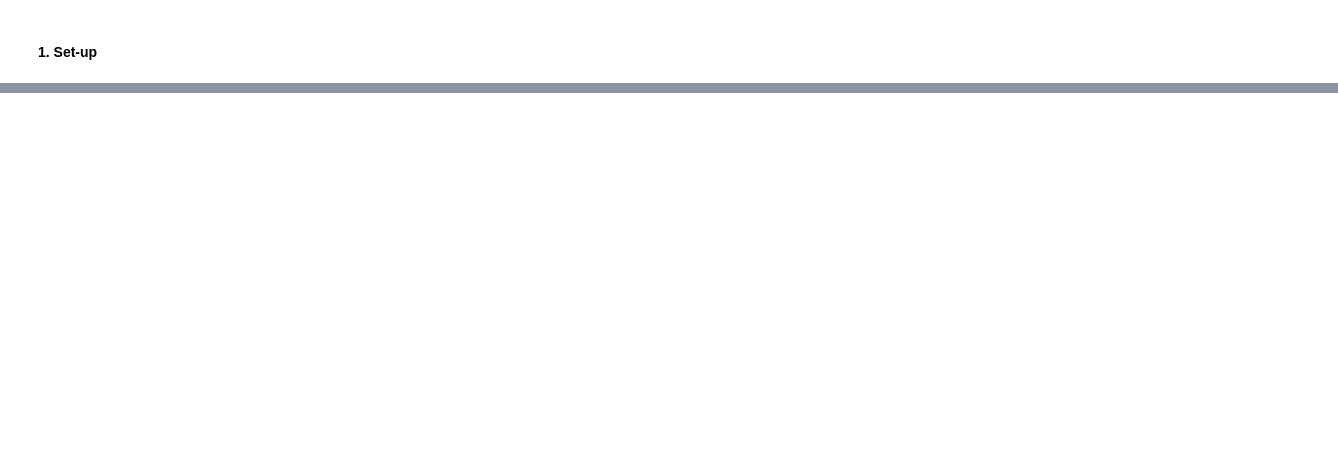
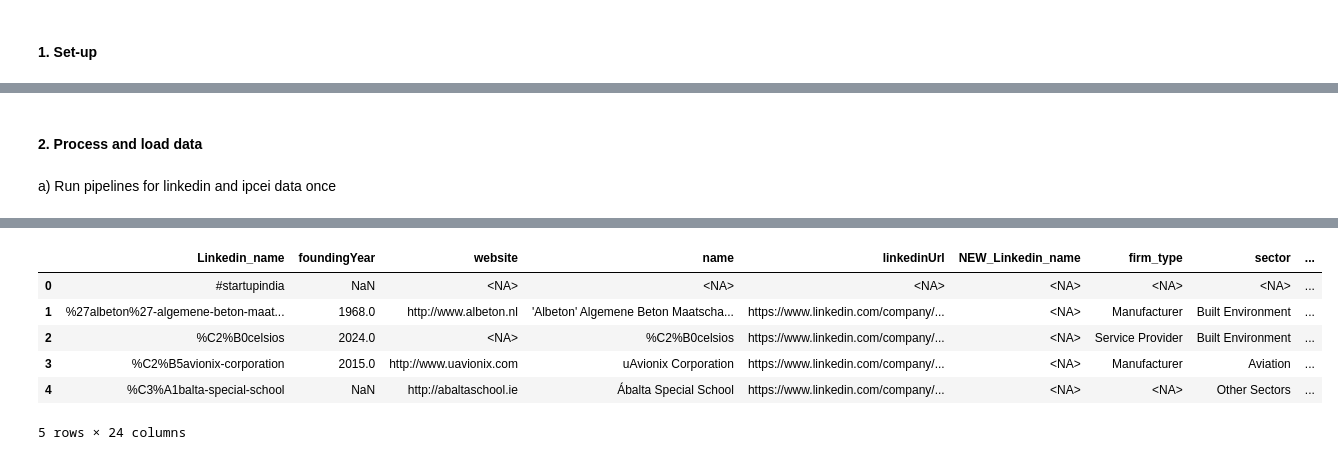
Before and after one commit to clarakraemer/IPCEI-Collaboration, a Jupyter notebook: notebooks/01-ck-data-merge.ipynb, the cells around one changed output, grey strips where cells are left out. Drawn from its saved outputs; the diff is of its cells as text; code cells hidden in the pictures; blank space fills up the shorter version.

```diff
--- a/notebooks/01-ck-data-merge.ipynb
+++ b/notebooks/01-ck-data-merge.ipynb
@@ -291,0 +23,17 @@ ValueError: 'Yellows' is not a valid value for name; supported values are 'Accen
+# %% [markdown]
+#### 2. Process and load data
+# %% [markdown]
+a) Run pipelines for linkedin and ipcei data once
+# %%
+# Load linkedin processing pipeline once
+tables = run_linkedin_interim_pipeline(version="jan26")
+
+# Convenient handles
+firm_master = tables["firm_master"]
+partnership_master = tables["partnership_master"]
+
+# Check
+print("firm_master:", firm_master.shape)
+print("partnership_master:", partnership_master.shape)
+firm_master.head()
+# %% [output]
@@ -291,0 +55,7 @@ ValueError: 'Yellows' is not a valid value for name; supported values are 'Accen
+|  | Linkedin_name | foundingYear | website | name | linkedinUrl | NEW_Linkedin_name | firm_type | sector | ... |
+| 0 | #startupindia | NaN | <NA> | <NA> | <NA> | <NA> | <NA> | <NA> | ... |
+| 1 | %27albeton%27-algemene-beton-maat... | 1968.0 | http://www.albeton.nl | 'Albeton' Algemene Beton Maatscha... | https://www.linkedin.com/company/... | <NA> | Manufacturer | Built Environment | ... |
+| 2 | %C2%B0celsios | 2024.0 | <NA> | %C2%B0celsios | https://www.linkedin.com/company/... | <NA> | Service Provider | Built Environment | ... |
+| 3 | %C2%B5avionix-corporation | 2015.0 | http://www.uavionix.com | uAvionix Corporation | https://www.linkedin.com/company/... | <NA> | Manufacturer | Aviation | ... |
+| 4 | %C3%A1balta-special-school | NaN | http://abaltaschool.ie | Ábalta Special School | https://www.linkedin.com/company/... | <NA> | <NA> | Other Sectors | ... |
+5 rows × 24 columns
```
Also changed, not shown: parts of 28 cells of this notebook, 12 other files.
